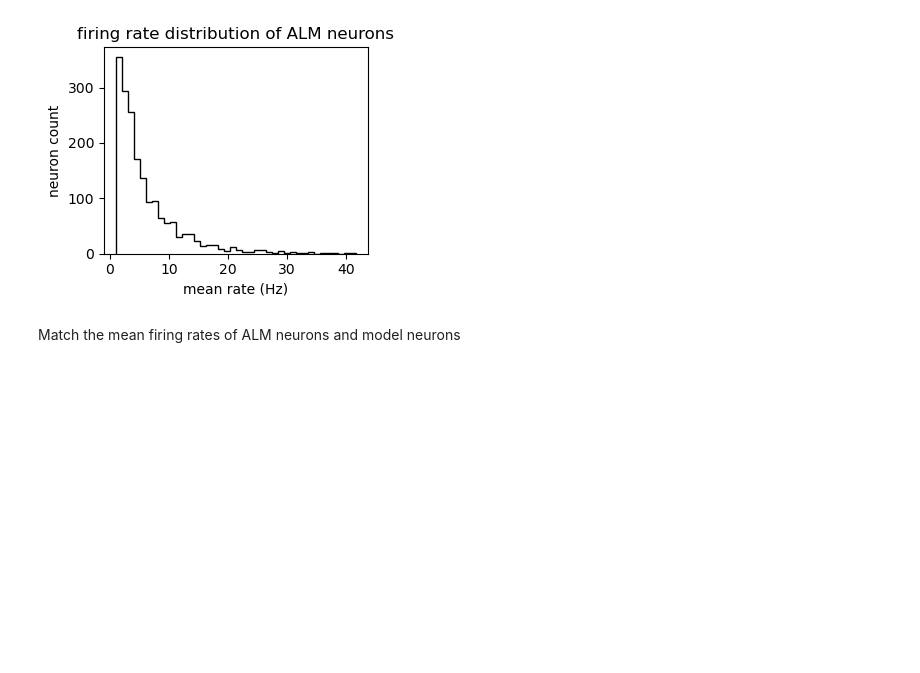
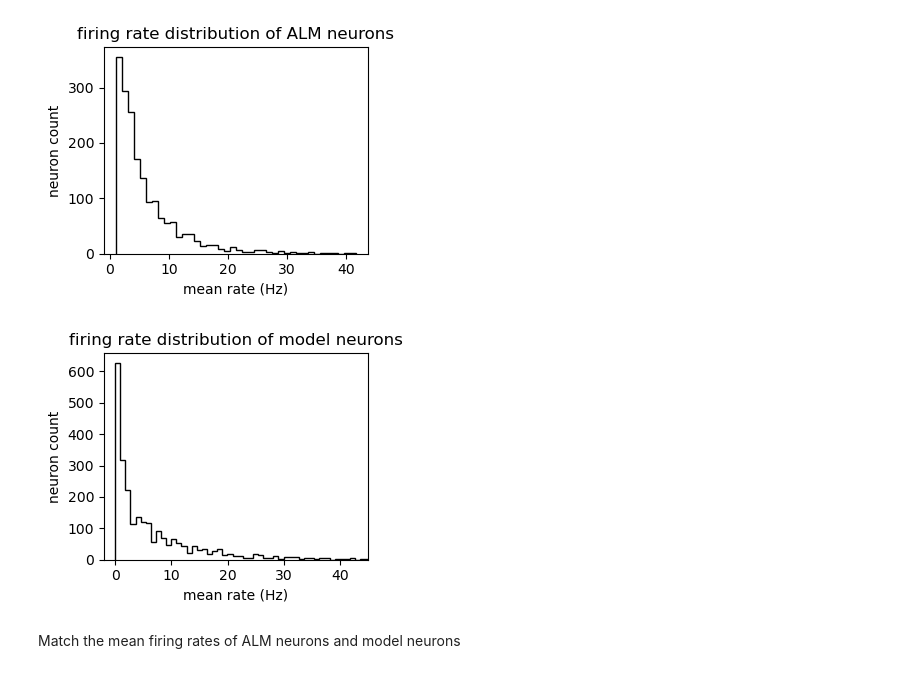
Before and after one commit to chrismkkim/TutorialCNS2025, a Jupyter notebook: train_spiking_balanced.ipynb, the cells around one changed output. Saved outputs shown, nothing was run; the diff lists cells and outputs as text; code cells hidden in the pictures; blank space fills up the shorter version.

```diff
--- a/train_spiking_balanced.ipynb
+++ b/train_spiking_balanced.ipynb
@@ -145,6 +169,18 @@ tight_layout()
 PyPlot.display_figs()
 # %% [output]
 [figure]
+# %%
+# firing rate distribution of model neurons
+figure(figsize=(3.5,3))
+title("firing rate distribution of model neurons")
+hist(ns0[1:p.Ne] / (p.train_time/1000), bins=80, histtype="step", color="k")
+xlabel("mean rate (Hz)")
+ylabel("neuron count")
+xlim([-2,45])
+tight_layout()
+PyPlot.display_figs()
+# %% [output]
+[figure, added]
 # %% [markdown]
 Match the mean firing rates of ALM neurons and model neurons
 # %%
```
Also changed, not shown: parts of 19 cells of this notebook.
